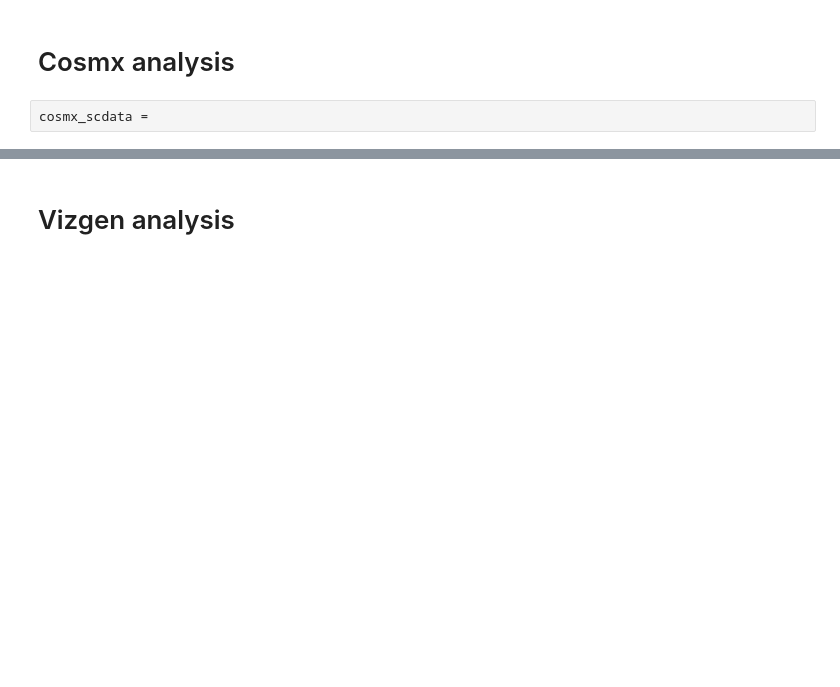
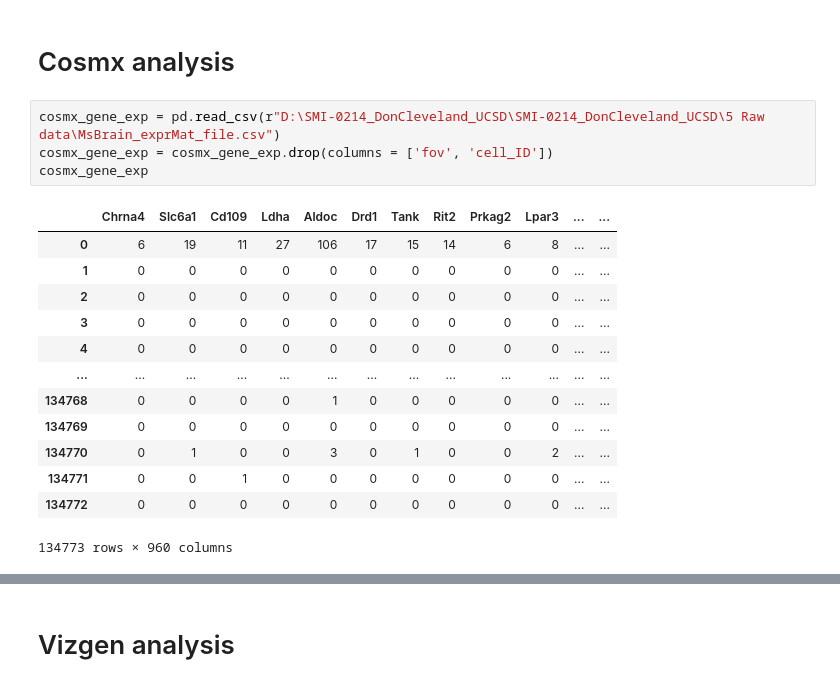
Before and after one commit to krisalejo/scRNA-seq-tech-comparisons, a Jupyter notebook: Transcripts per cell - Mean with SD histograms.ipynb, the cells around one changed output, grey strips where cells are left out. Drawn from its saved outputs; the diff is of its cells as text; blank space fills up the shorter version.

```diff
--- a/Transcripts per cell - Mean with SD histograms.ipynb
+++ b/Transcripts per cell - Mean with SD histograms.ipynb
@@ -63,4 +85,20 @@ plt.axvline(xenium_transcripts.mean() + xenium_transcripts.std(), color = 'green
 # %% [markdown]
 # Cosmx analysis
 # %%
-cosmx_scdata =
+cosmx_gene_exp = pd.read_csv(r"D:\SMI-0214_DonCleveland_UCSD\SMI-0214_DonCleveland_UCSD\5 Raw data\MsBrain_exprMat_file.csv")
+cosmx_gene_exp = cosmx_gene_exp.drop(columns = ['fov', 'cell_ID'])
+cosmx_gene_exp
+# %% [output]
+|  | Chrna4 | Slc6a1 | Cd109 | Ldha | Aldoc | Drd1 | Tank | Rit2 | Prkag2 | Lpar3 | ... | ... |
+| 0 | 6 | 19 | 11 | 27 | 106 | 17 | 15 | 14 | 6 | 8 | ... | ... |
+| 1 | 0 | 0 | 0 | 0 | 0 | 0 | 0 | 0 | 0 | 0 | ... | ... |
+| 2 | 0 | 0 | 0 | 0 | 0 | 0 | 0 | 0 | 0 | 0 | ... | ... |
+| 3 | 0 | 0 | 0 | 0 | 0 | 0 | 0 | 0 | 0 | 0 | ... | ... |
+| 4 | 0 | 0 | 0 | 0 | 0 | 0 | 0 | 0 | 0 | 0 | ... | ... |
+| ... | ... | ... | ... | ... | ... | ... | ... | ... | ... | ... | ... | ... |
+| 134768 | 0 | 0 | 0 | 0 | 1 | 0 | 0 | 0 | 0 | 0 | ... | ... |
+| 134769 | 0 | 0 | 0 | 0 | 0 | 0 | 0 | 0 | 0 | 0 | ... | ... |
+| 134770 | 0 | 1 | 0 | 0 | 3 | 0 | 1 | 0 | 0 | 2 | ... | ... |
+| 134771 | 0 | 0 | 1 | 0 | 0 | 0 | 0 | 0 | 0 | 0 | ... | ... |
+| 134772 | 0 | 0 | 0 | 0 | 0 | 0 | 0 | 0 | 0 | 0 | ... | ... |
+134773 rows × 960 columns
```
Also changed, not shown: parts of 18 cells of this notebook.
